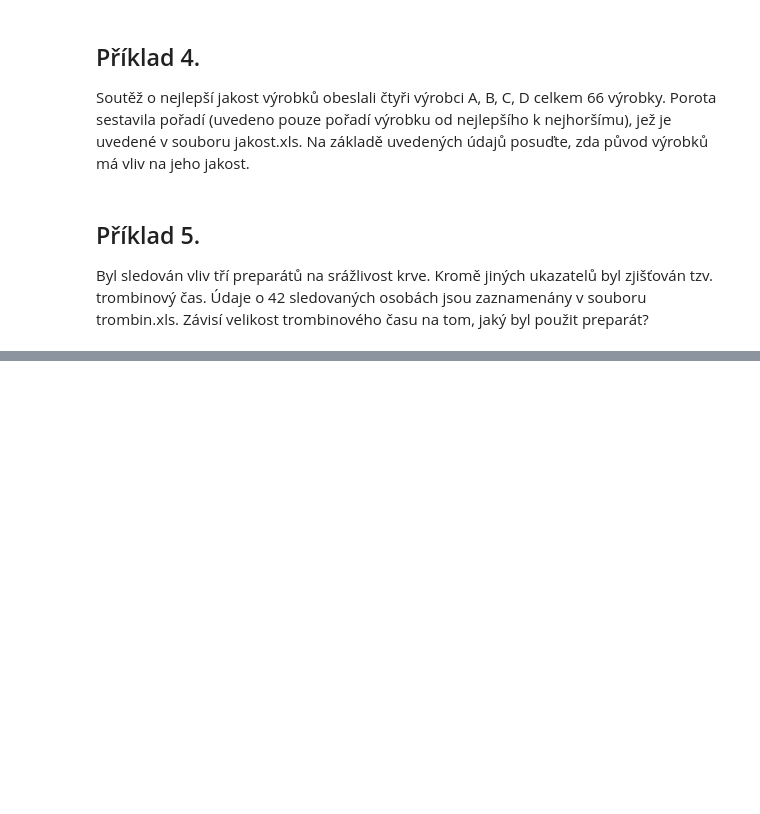
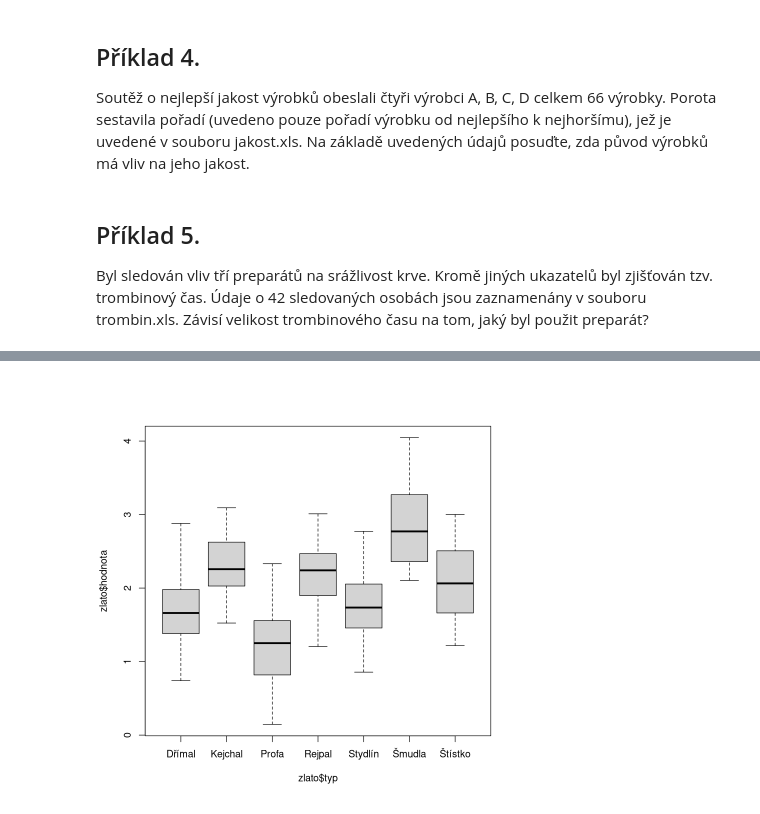
Before and after one commit to Beremi/PS_course_cz, a Jupyter notebook: CV12/cv12.ipynb, the cells around one changed output, grey strips where cells are left out. Saved outputs shown, nothing was run; the diff lists cells and outputs as text; code cells hidden in the pictures; blank space fills up the shorter version.

```diff
--- a/CV12/cv12.ipynb
+++ b/CV12/cv12.ipynb
@@ -509,0 +513,4 @@ efekty %>% arrange(desc(efekt))
+# %%
+zlato = readxl::read_excel("data/snehurka.xlsx")
+head(zlato)
+# data jsou ve standardním dtovém formátu
@@ -509,0 +527,5 @@ efekty %>% arrange(desc(efekt))
+# %%
+boxplot(zlato$hodnota ~ zlato$typ)
+# data neobsahují OP
+# %% [output]
+[figure, added]
```
Also changed, not shown: parts of 7 cells of this notebook, 7 other files.
